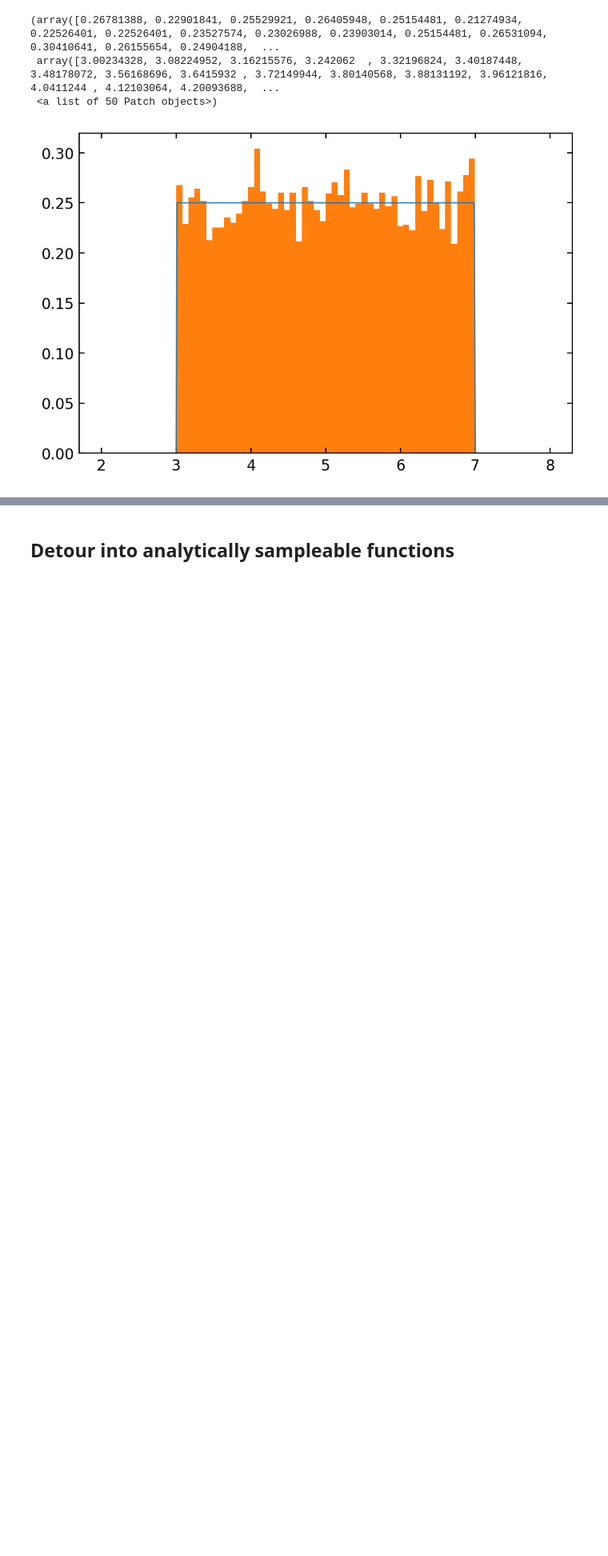
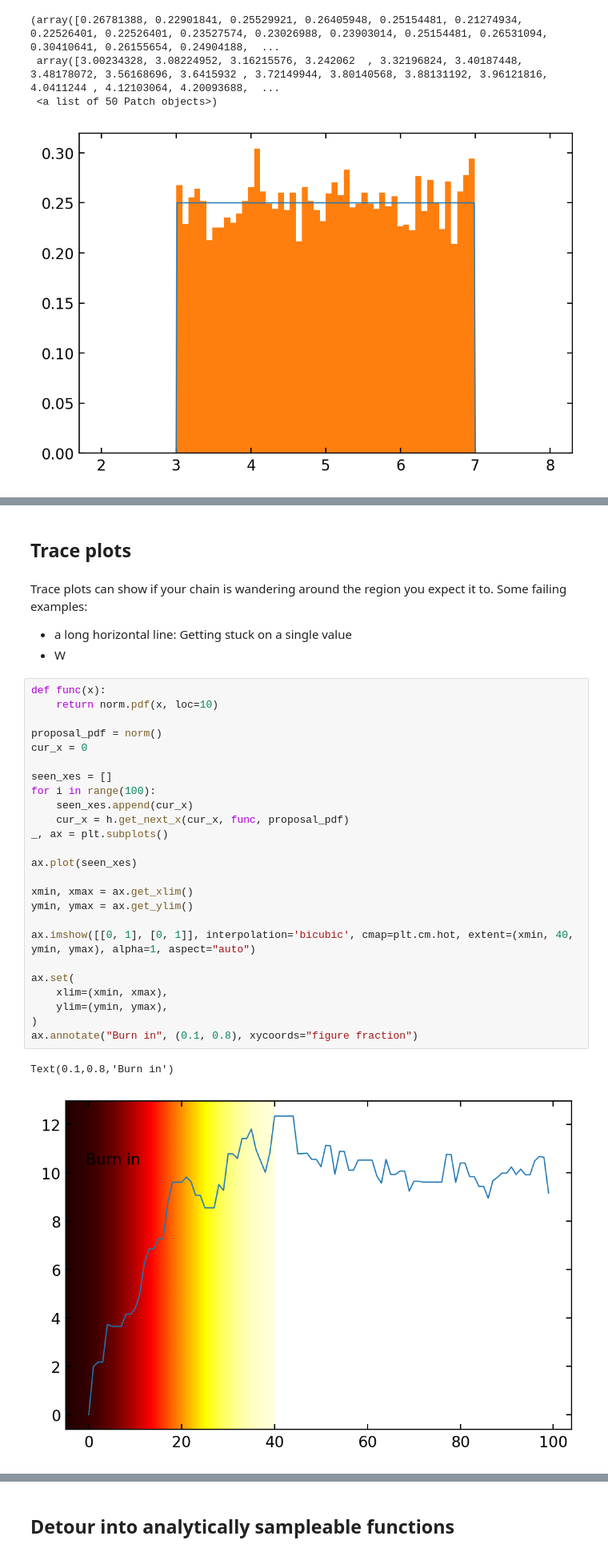
Before and after one commit to eniaxhakaj/phys_learning, a Jupyter notebook: MCMC/intro_to_mcmc.ipynb, the cells around one changed output, grey strips where cells are left out. Shown: that part at 80% size. Saved outputs shown, nothing was run; the diff lists cells and outputs as text; blank space fills up the shorter version.

Commit message:
add a trace plot

```diff
--- a/MCMC/intro_to_mcmc.ipynb
+++ b/MCMC/intro_to_mcmc.ipynb
@@ -123,3 +125,37 @@ plt.hist(seen_xes, bins=50, density=True) # Density=True means the integral is 1
+# %% [markdown]
+## Trace plots
+# %% [markdown]
+Trace plots can show if your chain is wandering around the region you expect it to. Some failing examples:
+* a long horizontal line: Getting stuck on a single value
+* W
+# %%
+def func(x):
+    return norm.pdf(x, loc=10)
+
+proposal_pdf = norm()
+cur_x = 0
+
+seen_xes = []
+for i in range(100):
+    seen_xes.append(cur_x)
+    cur_x = h.get_next_x(cur_x, func, proposal_pdf)
+_, ax = plt.subplots()
+
+ax.plot(seen_xes)
+
+xmin, xmax = ax.get_xlim()
+ymin, ymax = ax.get_ylim()
+
+ax.imshow([[0, 1], [0, 1]], interpolation='bicubic', cmap=plt.cm.hot, extent=(xmin, 40, ymin, ymax), alpha=1, aspect="auto")
+
+ax.set(
+    xlim=(xmin, xmax),
+    ylim=(ymin, ymax),
+)
+ax.annotate("Burn in", (0.1, 0.8), xycoords="figure fraction")
+# %% [output]
+Text(0.1,0.8,'Burn in')
+[figure, added]
 # %% [markdown]
 # Why are we sampling like this?
 
```
Also changed, not shown: parts of 1 cell of this notebook.
